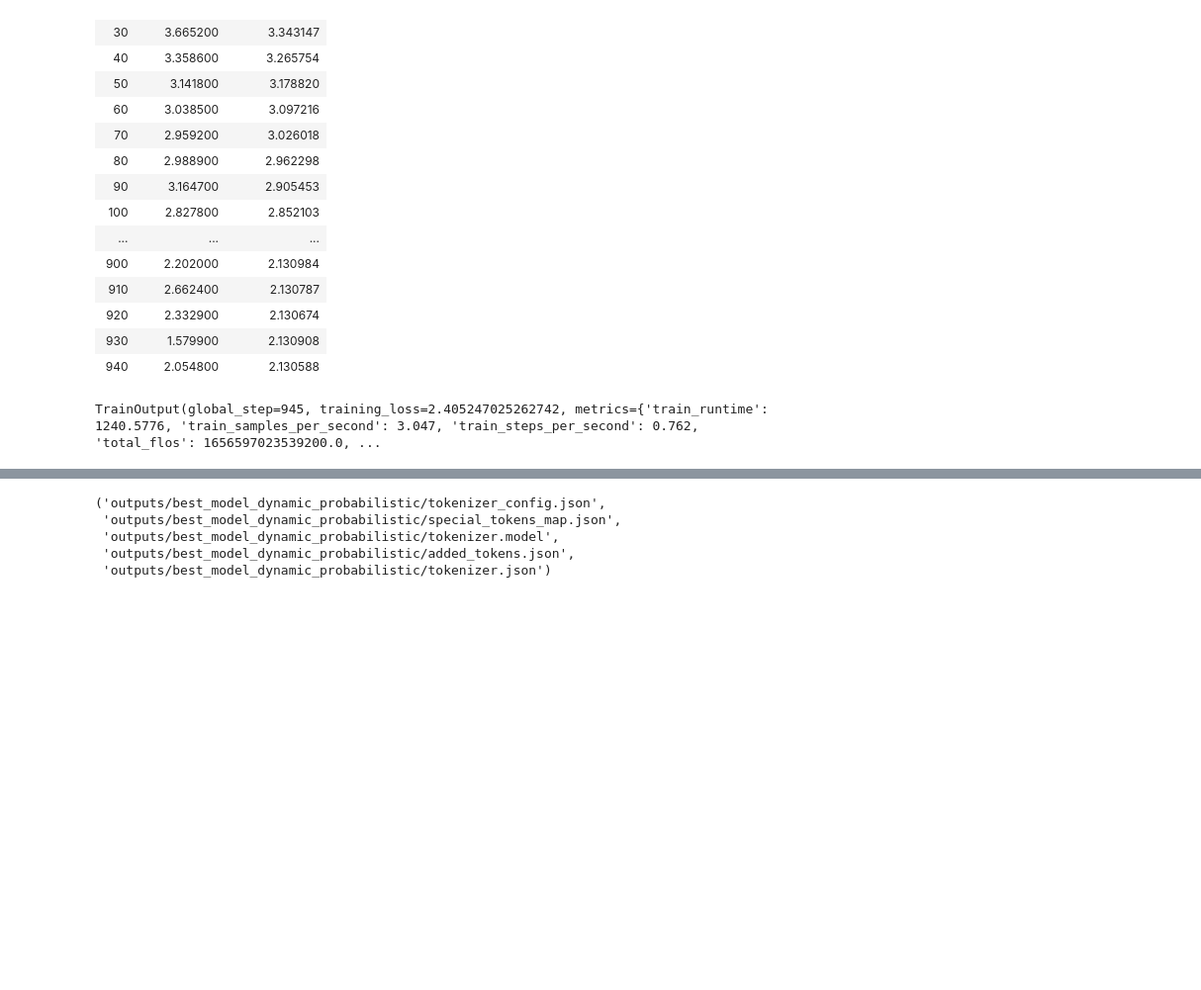
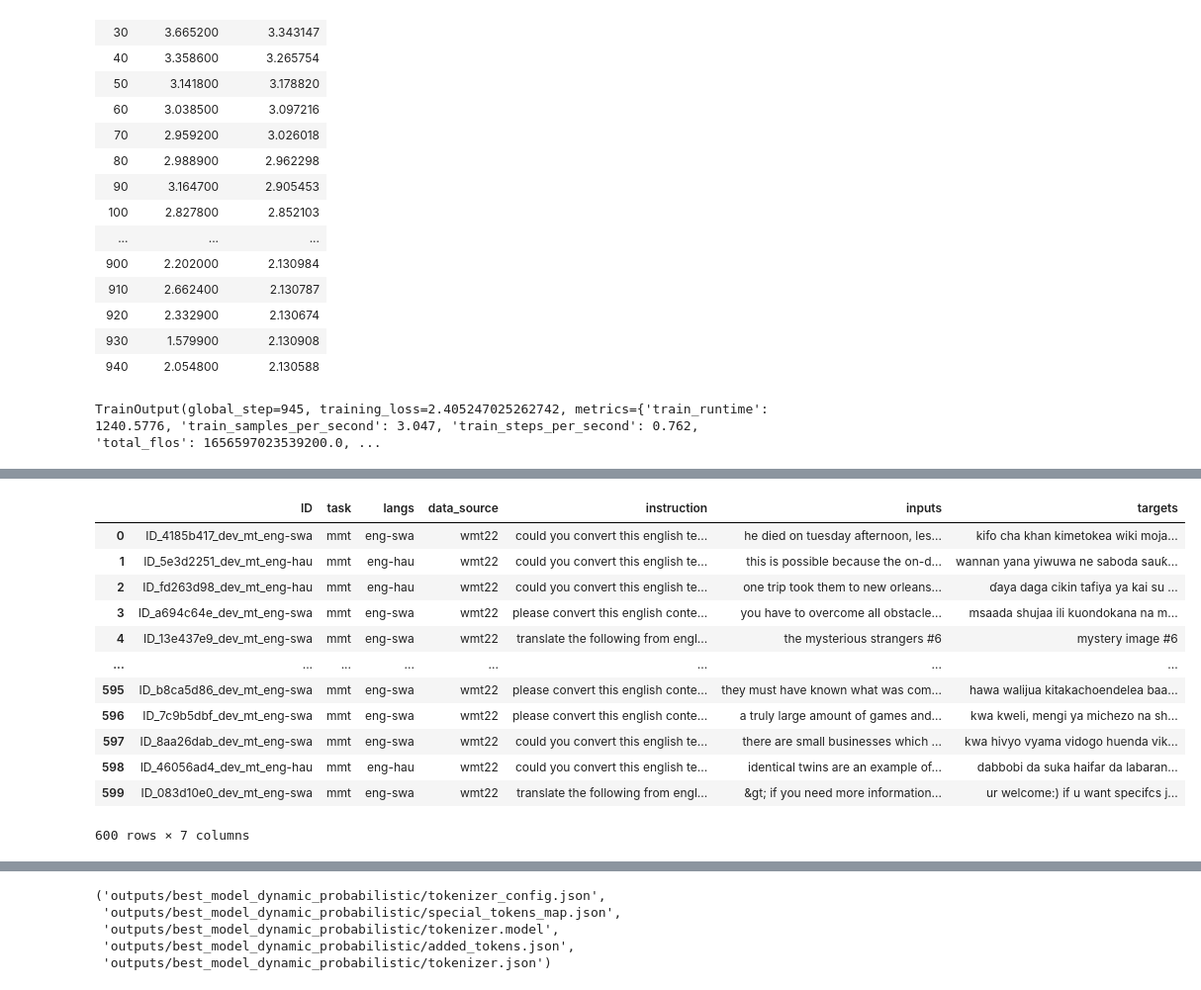
Before and after one commit to melissafasol/InkubaLM-Challenge, a Jupyter notebook: notebooks_EDA/03_ABtesting.ipynb, the cells around one changed output, grey strips where cells are left out. Shown at 99% size. Drawn from its saved outputs; the diff is of its cells as text; code cells hidden in the pictures; blank space fills up the shorter version.

```diff
--- a/notebooks_EDA/03_ABtesting.ipynb
+++ b/notebooks_EDA/03_ABtesting.ipynb
@@ -377,0 +464,18 @@ def create_submission(output_path, test_flag: bool):
+# %%
+mt_df['langs'] = mt_df['langs'].str.lower().str.strip()
+# %%
+mt_df
+# %% [output]
+|  | ID | task | langs | data_source | instruction | inputs | targets |
+| 0 | ID_4185b417_dev_mt_eng-swa | mmt | eng-swa | wmt22 | could you convert this english te... | he died on tuesday afternoon, les... | kifo cha khan kimetokea wiki moja... |
+| 1 | ID_5e3d2251_dev_mt_eng-hau | mmt | eng-hau | wmt22 | could you convert this english te... | this is possible because the on-d... | wannan yana yiwuwa ne saboda sauƙ... |
+| 2 | ID_fd263d98_dev_mt_eng-hau | mmt | eng-hau | wmt22 | could you convert this english te... | one trip took them to new orleans... | ɗaya daga cikin tafiya ya kai su ... |
+| 3 | ID_a694c64e_dev_mt_eng-swa | mmt | eng-swa | wmt22 | please convert this english conte... | you have to overcome all obstacle... | msaada shujaa ili kuondokana na m... |
+| 4 | ID_13e437e9_dev_mt_eng-swa | mmt | eng-swa | wmt22 | translate the following from engl... | the mysterious strangers #6 | mystery image #6 |
+| ... | ... | ... | ... | ... | ... | ... | ... |
+| 595 | ID_b8ca5d86_dev_mt_eng-swa | mmt | eng-swa | wmt22 | please convert this english conte... | they must have known what was com... | hawa walijua kitakachoendelea baa... |
+| 596 | ID_7c9b5dbf_dev_mt_eng-swa | mmt | eng-swa | wmt22 | please convert this english conte... | a truly large amount of games and... | kwa kweli, mengi ya michezo na sh... |
+| 597 | ID_8aa26dab_dev_mt_eng-swa | mmt | eng-swa | wmt22 | could you convert this english te... | there are small businesses which ... | kwa hivyo vyama vidogo huenda vik... |
+| 598 | ID_46056ad4_dev_mt_eng-hau | mmt | eng-hau | wmt22 | could you convert this english te... | identical twins are an example of... | dabbobi da suka haifar da labaran... |
+| 599 | ID_083d10e0_dev_mt_eng-swa | mmt | eng-swa | wmt22 | translate the following from engl... | &gt; if you need more information... | ur welcome:) if u want specifcs j... |
+600 rows × 7 columns
```
Also changed, not shown: parts of 19 cells of this notebook.
